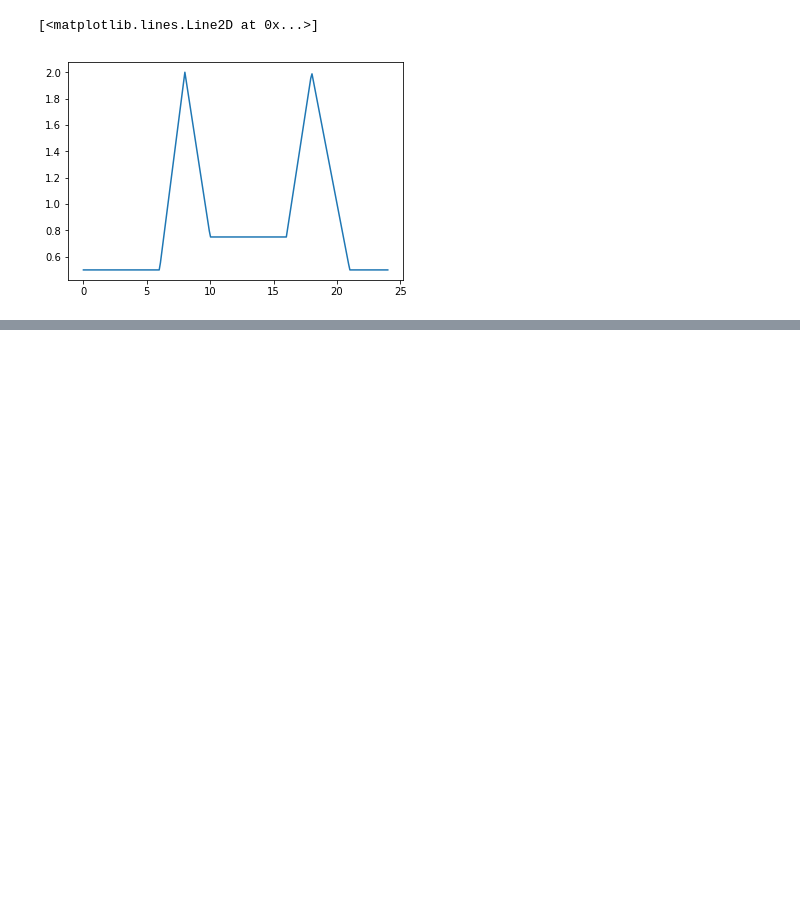
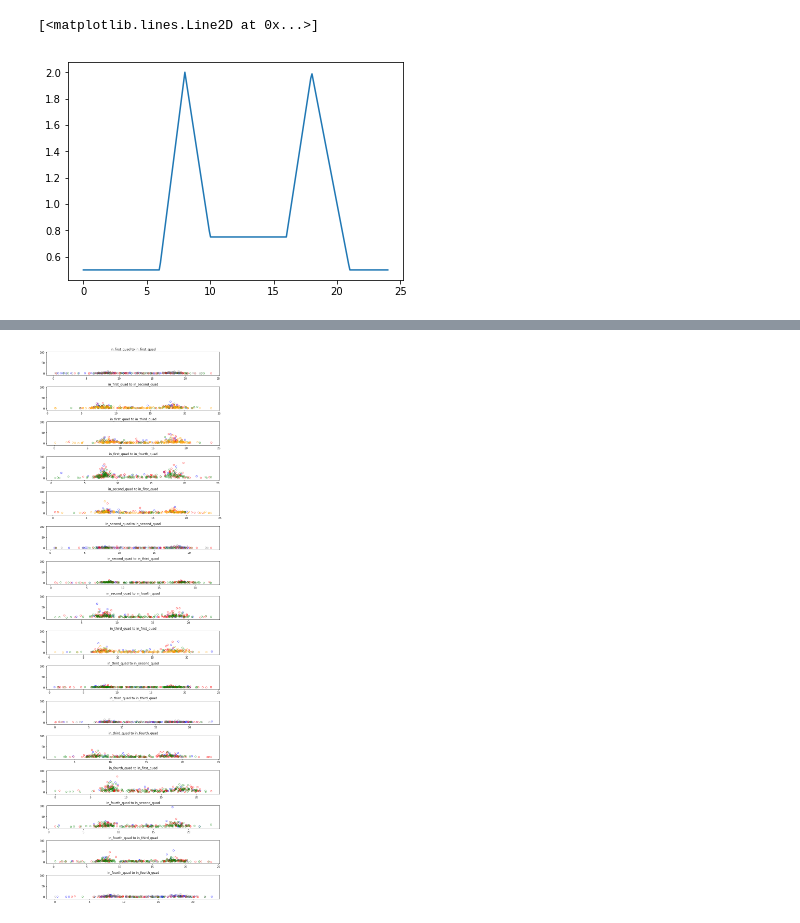
Before and after one commit to madrury/commute-times, a Jupyter notebook: commute-times.ipynb, the cells around one changed output, grey strips where cells are left out. Drawn from its saved outputs; the diff is of its cells as text; code cells hidden in the pictures; blank space fills up the shorter version.

```diff
--- a/commute-times.ipynb
+++ b/commute-times.ipynb
@@ -64,0 +63,22 @@ _ = plt.hist(ctf, bins=50)
+# %%
+from itertools import product
+
+quad_indicators = [
+    in_first_quad, in_second_quad, in_third_quad, in_fourth_quad]
+
+fig, axs = plt.subplots(4*4, 1, figsize=(10, 30), sharey=True)
+for (source_quad_mask, target_quad_mask), ax in zip(
+        product(quad_indicators, quad_indicators), axs.flatten()):
+    quad_mask = source_quad_mask(sources) & target_quad_mask(targets)
+    for ctype, color in zip(np.unique(commute_type), colors):
+        commute_type_mask = commute_type == ctype
+        ax.scatter(
+            time_of_day[quad_mask & commute_type_mask],
+            commute_time[quad_mask & commute_type_mask],
+            alpha=0.8,
+            facecolors='none',
+            edgecolors=color)
+        ax.set_title(f"{source_quad_mask.__name__} to {target_quad_mask.__name__}")
+fig.tight_layout()
+# %% [output]
+[figure, added]
```
Also changed, not shown: parts of 11 cells of this notebook, 2 other files.
